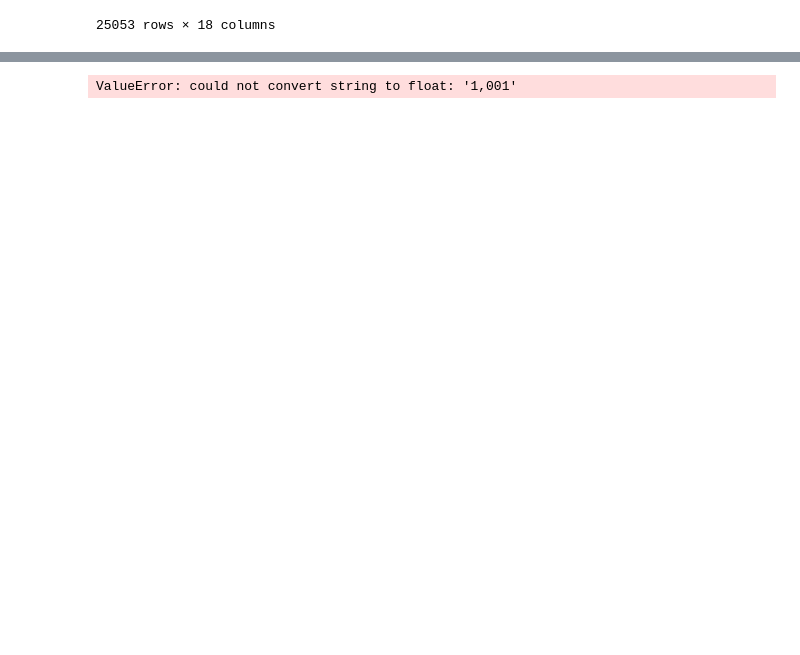
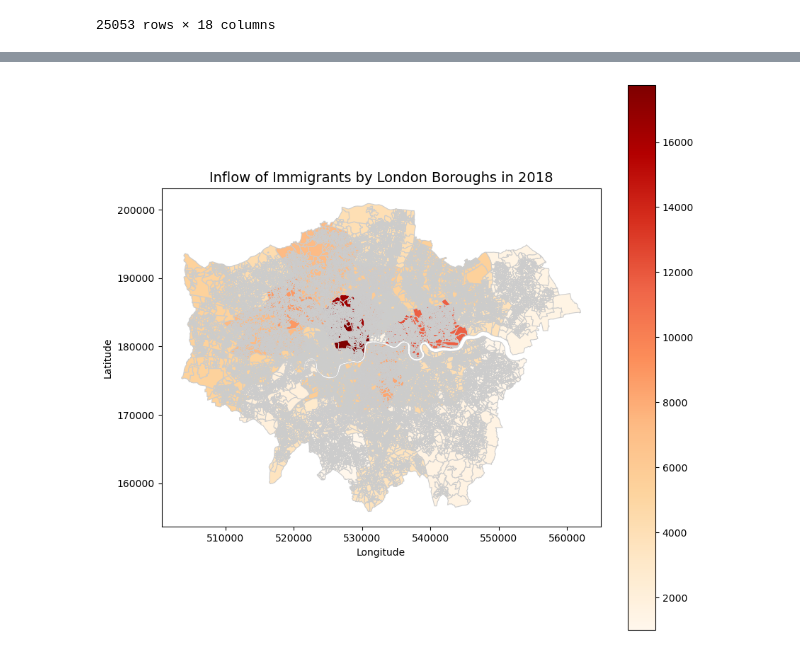
Before and after one commit to WnagZ/DBL2-Group10, a Jupyter notebook: DBL2_Visualizations.ipynb, the cells around one changed output, grey strips where cells are left out. Cells and saved outputs as stored; diff of their text form; code cells hidden in the pictures; blank space fills up the shorter version.

Commit message:
Fixed graphs

```diff
--- a/DBL2_Visualizations.ipynb
+++ b/DBL2_Visualizations.ipynb
@@ -68,9 +66,9 @@ police_df.head()
 | 2235 | 20fe88d01cbed59d71bcbb0c4787708b2... | 2021-07 | Metropolitan Police Service | Metropolitan Police Service | -0.833412 | 51.825905 | On or near Hanover Close | E01017708 | Aylesbury Vale 012D | ... |
 5 rows × 26 columns
 # %%
-inflow_df = pd.read_csv("inflow immigrants.csv")
-outflow_df = pd.read_csv("outflow immigrants.csv")
-netflow_df = pd.read_csv("net flow immigrants.csv")
+inflow_df = pd.read_csv("data/inflow_immigrants.csv")
+outflow_df = pd.read_csv("data/outflow_immigrants.csv")
+netflow_df = pd.read_csv("data/net_flow_immigrants.csv")
 # %%
 inflow_df.head()
 # %% [output]
@@ -164,7 +194,7 @@ plt.show()
 [figure]
 # %%
 # Load London Borough boundaries
-borough_geo = gpd.read_file('./statistical-gis-boundaries-london/ESRI/OA_2011_London_gen_MHW.shp')
+borough_geo = gpd.read_file('data/statistical-gis-boundaries-london/ESRI/OA_2011_London_gen_MHW.shp')
 # %%
 borough_geo
 # %% [output]
@@ -184,23 +233,21 @@ borough_geo
 # %%
-# Merge the GeoDataFrame with your DataFrame containing the aggregated values per borough and year
-merged_df = borough_geo.merge(inflow_grouped_df, left_on='LAD11NM', right_on='Borough')
+def create_london_graph(df, title, year):
+    # Merge the GeoDataFrame with your DataFrame containing the aggregated values per borough and year
+    df = df[df['Year'] == f'{year}']
+    merged_df = borough_geo.merge(df, left_on='LAD11NM', right_on='Borough')
 
-# Plot the map
-fig, ax = plt.subplots(figsize=(10, 10))
-merged_df.plot(column='Value', cmap='OrRd', linewidth=0.8, ax=ax, edgecolor='0.8', legend=True)
+    # Plot the map
+    fig, ax = plt.subplots(figsize=(10, 10))
+    merged_df.plot(column='Value', cmap='OrRd', linewidth=0.8, ax=ax, edgecolor='0.8', legend=True)
 
-# Add title and axis labels
-ax.set_title('Inflow of Immigrants by London Boroughs', fontdict={'fontsize': '14', 'fontweight' : '3'})
-ax.set_xlabel('Longitude')
-ax.set_ylabel('Latitude')
+    # Add title and axis labels
+    ax.set_title(f'{title} of Immigrants by London Boroughs in {year}', fontdict={'fontsize': '14', 'fontweight' : '3'})
+    ax.set_xlabel('Longitude')
+    ax.set_ylabel('Latitude')
 
-# Create colorbar
-cax = fig.add_axes([0.9, 0.1, 0.03, 0.8])  # [left, bottom, width, height]
-norm = Normalize(vmin=merged_df['Value'].min(), vmax=merged_df['Value'].max())
-cbar = ColorbarBase(cax, cmap='OrRd', norm=norm)
-cbar.set_label('Values')
-
-# Show plot
-plt.show()
+    # Show plot
+    plt.show()
-# %% [output]
-ValueError: could not convert string to float: '1,001'
+# %%
+create_london_graph(inflow_grouped_df, "Inflow", '2018')
+# %% [output]
+[figure, added]
```
Also changed, not shown: parts of 20 cells of this notebook.
